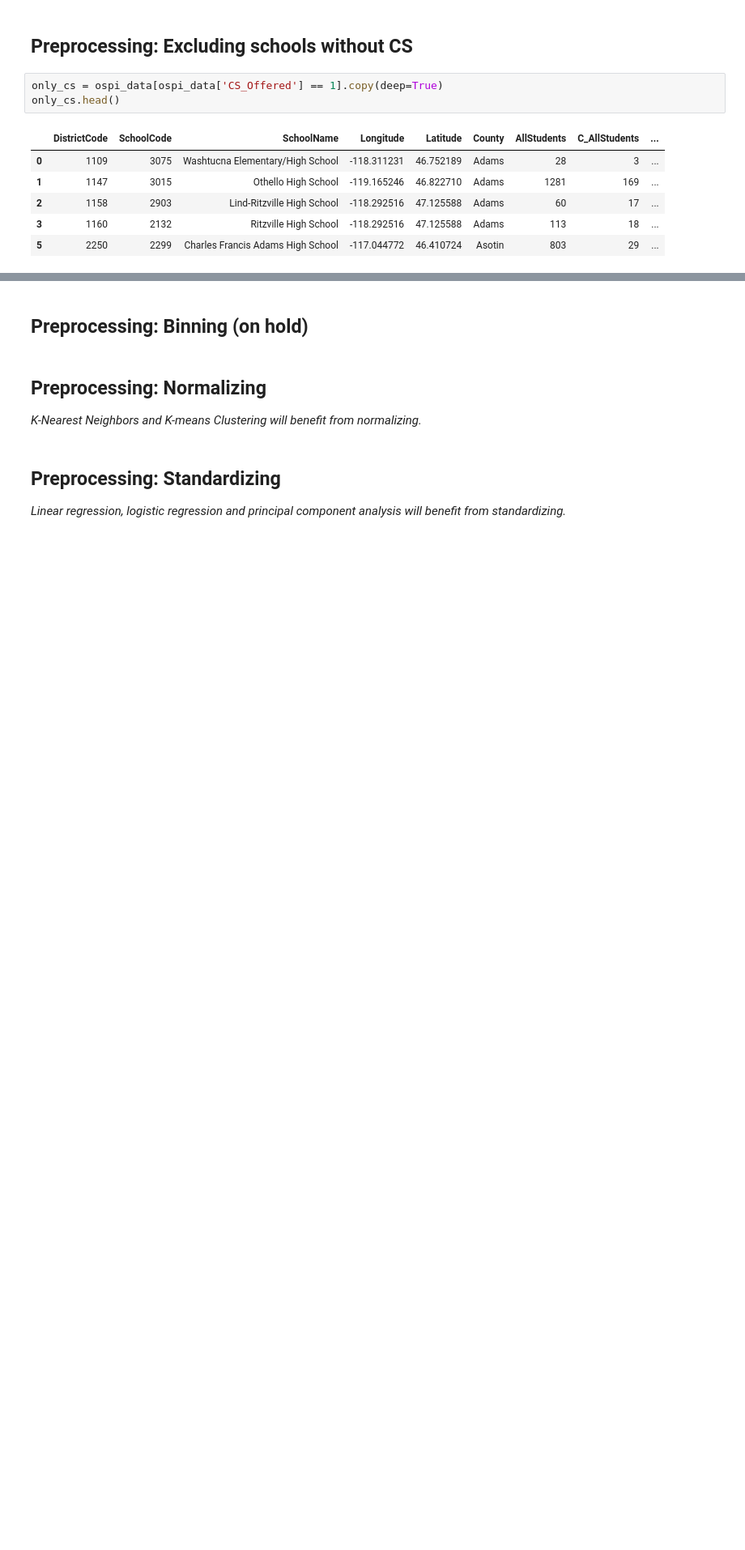
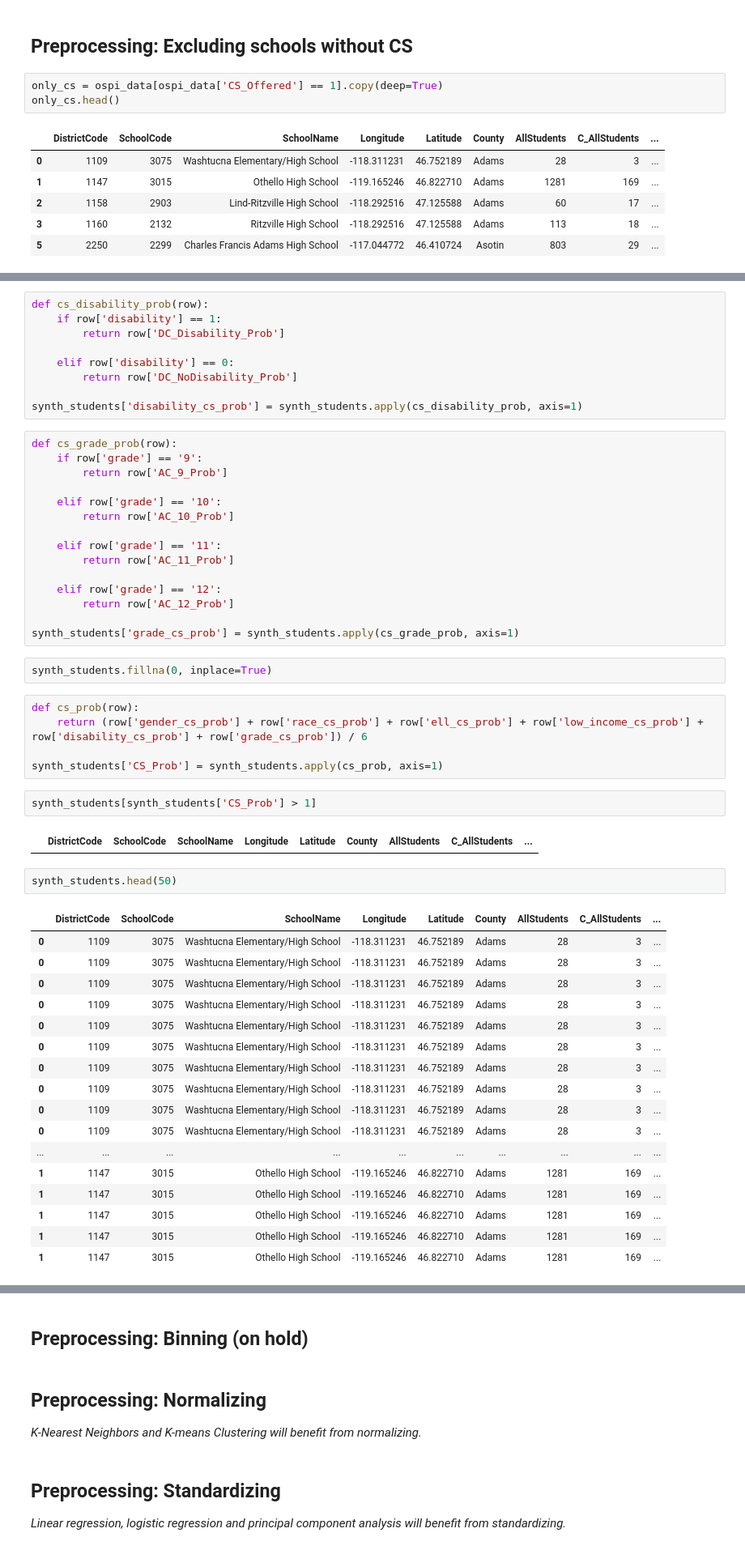
Before and after one commit to brinkbrink/WA_CS_v2, a Jupyter notebook: StudentAnalysis-2.ipynb, the cells around one changed output, grey strips where cells are left out. Shown at 81% size. Cells and saved outputs as stored; diff of their text form; blank space fills up the shorter version.

Commit message:
continue generating synthetic student records

```diff
--- a/StudentAnalysis-2.ipynb
+++ b/StudentAnalysis-2.ipynb
@@ -414,0 +577,55 @@ memory usage: 229.7+ KB
+# %%
+def cs_disability_prob(row):
+    if row['disability'] == 1:
+        return row['DC_Disability_Prob']
+
+    elif row['disability'] == 0:
+        return row['DC_NoDisability_Prob']
+
+synth_students['disability_cs_prob'] = synth_students.apply(cs_disability_prob, axis=1)
+# %%
+def cs_grade_prob(row):
+    if row['grade'] == '9':
+        return row['AC_9_Prob']
+
+    elif row['grade'] == '10':
+        return row['AC_10_Prob']
+
+    elif row['grade'] == '11':
+        return row['AC_11_Prob']
+
+    elif row['grade'] == '12':
+        return row['AC_12_Prob']
+
+synth_students['grade_cs_prob'] = synth_students.apply(cs_grade_prob, axis=1)
+# %%
+synth_students.fillna(0, inplace=True)
+# %%
+def cs_prob(row):
+    return (row['gender_cs_prob'] + row['race_cs_prob'] + row['ell_cs_prob'] + row['low_income_cs_prob'] + row['disability_cs_prob'] + row['grade_cs_prob']) / 6
+
+synth_students['CS_Prob'] = synth_students.apply(cs_prob, axis=1)
+# %%
+synth_students[synth_students['CS_Prob'] > 1]
+# %% [output]
+|  | DistrictCode | SchoolCode | SchoolName | Longitude | Latitude | County | AllStudents | C_AllStudents | ... |
+# %%
+synth_students.head(50)
+# %% [output]
+|  | DistrictCode | SchoolCode | SchoolName | Longitude | Latitude | County | AllStudents | C_AllStudents | ... |
+| 0 | 1109 | 3075 | Washtucna Elementary/High School | -118.311231 | 46.752189 | Adams | 28 | 3 | ... |
+| 0 | 1109 | 3075 | Washtucna Elementary/High School | -118.311231 | 46.752189 | Adams | 28 | 3 | ... |
+| 0 | 1109 | 3075 | Washtucna Elementary/High School | -118.311231 | 46.752189 | Adams | 28 | 3 | ... |
+| 0 | 1109 | 3075 | Washtucna Elementary/High School | -118.311231 | 46.752189 | Adams | 28 | 3 | ... |
+| 0 | 1109 | 3075 | Washtucna Elementary/High School | -118.311231 | 46.752189 | Adams | 28 | 3 | ... |
+| 0 | 1109 | 3075 | Washtucna Elementary/High School | -118.311231 | 46.752189 | Adams | 28 | 3 | ... |
+| 0 | 1109 | 3075 | Washtucna Elementary/High School | -118.311231 | 46.752189 | Adams | 28 | 3 | ... |
+| 0 | 1109 | 3075 | Washtucna Elementary/High School | -118.311231 | 46.752189 | Adams | 28 | 3 | ... |
+| 0 | 1109 | 3075 | Washtucna Elementary/High School | -118.311231 | 46.752189 | Adams | 28 | 3 | ... |
+| 0 | 1109 | 3075 | Washtucna Elementary/High School | -118.311231 | 46.752189 | Adams | 28 | 3 | ... |
+| ... | ... | ... | ... | ... | ... | ... | ... | ... | ... |
+| 1 | 1147 | 3015 | Othello High School | -119.165246 | 46.822710 | Adams | 1281 | 169 | ... |
+| 1 | 1147 | 3015 | Othello High School | -119.165246 | 46.822710 | Adams | 1281 | 169 | ... |
+| 1 | 1147 | 3015 | Othello High School | -119.165246 | 46.822710 | Adams | 1281 | 169 | ... |
+| 1 | 1147 | 3015 | Othello High School | -119.165246 | 46.822710 | Adams | 1281 | 169 | ... |
+| 1 | 1147 | 3015 | Othello High School | -119.165246 | 46.822710 | Adams | 1281 | 169 | ... |
```
Also changed, not shown: parts of 32 cells of this notebook.
